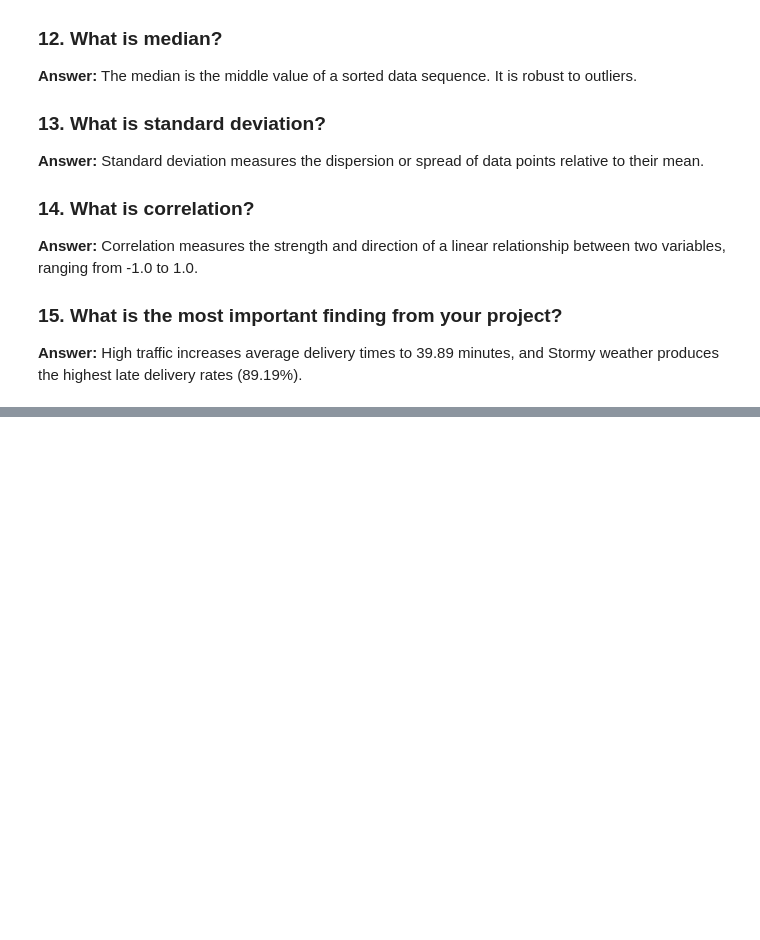
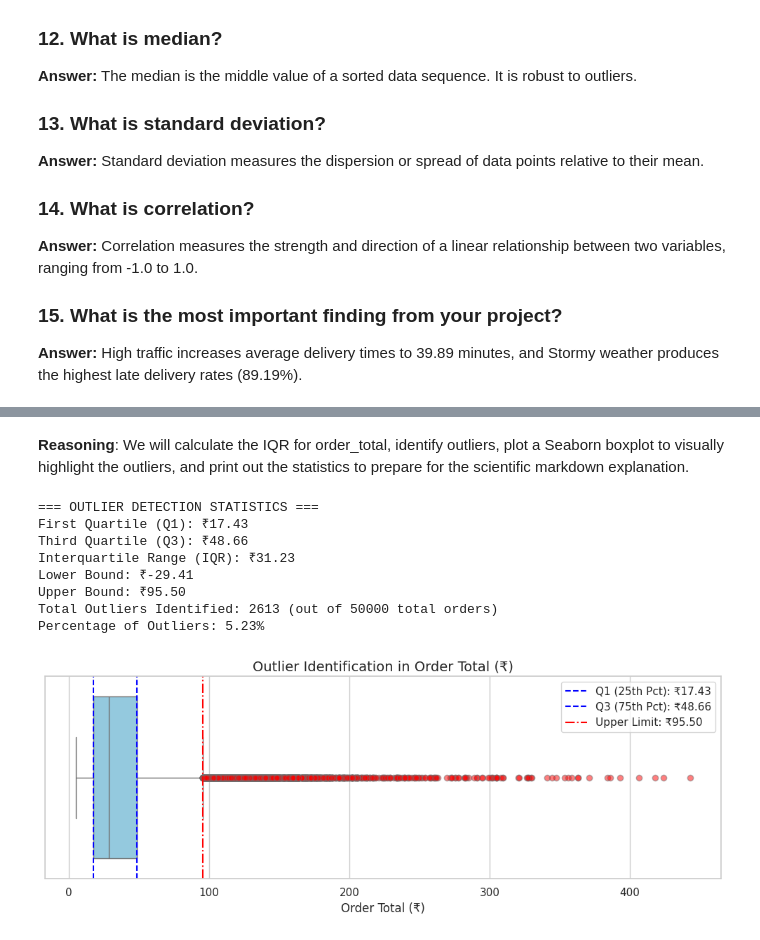
Before and after one commit to pranav662/Food_Delivery_Data_Analysis_FDS_Project, a Jupyter notebook: Food_Delivery_Data_Analysis.ipynb, the cells around one changed output, grey strips where cells are left out. Saved outputs shown, nothing was run; the diff lists cells and outputs as text; code cells hidden in the pictures; blank space fills up the shorter version.

```diff
--- a/Food_Delivery_Data_Analysis.ipynb
+++ b/Food_Delivery_Data_Analysis.ipynb
@@ -812,0 +925,52 @@ Based on actual calculations from the dataset, here are the main findings:
+# %% [markdown]
+**Reasoning**:
+We will calculate the IQR for order_total, identify outliers, plot a Seaborn boxplot to visually highlight the outliers, and print out the statistics to prepare for the scientific markdown explanation.
+# %%
+import pandas as pd
+import numpy as np
+import matplotlib.pyplot as plt
+import seaborn as sns
+
+# Ensure we are using the cleaned df from previous steps
+# Calculate Q1, Q3, and IQR
+q1 = df['order_total'].quantile(0.25)
+q3 = df['order_total'].quantile(0.75)
+iqr = q3 - q1
+
+# Compute outlier bounds
+lower_bound = q1 - 1.5 * iqr
+upper_bound = q3 + 1.5 * iqr
+
+# Identify outliers
+outliers = df[(df['order_total'] < lower_bound) | (df['order_total'] > upper_bound)]
+
+print("=== OUTLIER DETECTION STATISTICS ===")
+print(f"First Quartile (Q1): ₹{q1:.2f}")
+print(f"Third Quartile (Q3): ₹{q3:.2f}")
+print(f"Interquartile Range (IQR): ₹{iqr:.2f}")
+print(f"Lower Bound: ₹{lower_bound:.2f}")
+print(f"Upper Bound: ₹{upper_bound:.2f}")
+print(f"Total Outliers Identified: {len(outliers)} (out of {len(df)} total orders)")
+print(f"Percentage of Outliers: {len(outliers) / len(df) * 100:.2f}%")
+
+# Plotting the boxplot
+plt.figure(figsize=(10, 4))
+sns.boxplot(x=df['order_total'], color='skyblue', flierprops=dict(markerfacecolor='red', marker='o', alpha=0.5))
+plt.axvline(q1, color='blue', linestyle='--', label=f'Q1 (25th Pct): ₹{q1:.2f}')
+plt.axvline(q3, color='blue', linestyle='--', label=f'Q3 (75th Pct): ₹{q3:.2f}')
+plt.axvline(upper_bound, color='red', linestyle='-.', label=f'Upper Limit: ₹{upper_bound:.2f}')
+plt.title('Outlier Identification in Order Total (₹)', fontsize=14)
+plt.xlabel('Order Total (₹)', fontsize=12)
+plt.legend(loc='upper right')
+plt.tight_layout()
+plt.show()
+# %% [output]
+=== OUTLIER DETECTION STATISTICS ===
+First Quartile (Q1): ₹17.43
+Third Quartile (Q3): ₹48.66
+Interquartile Range (IQR): ₹31.23
+Lower Bound: ₹-29.41
+Upper Bound: ₹95.50
+Total Outliers Identified: 2613 (out of 50000 total orders)
+Percentage of Outliers: 5.23%
+[figure, added]
```
Also changed, not shown: parts of 27 cells of this notebook.
